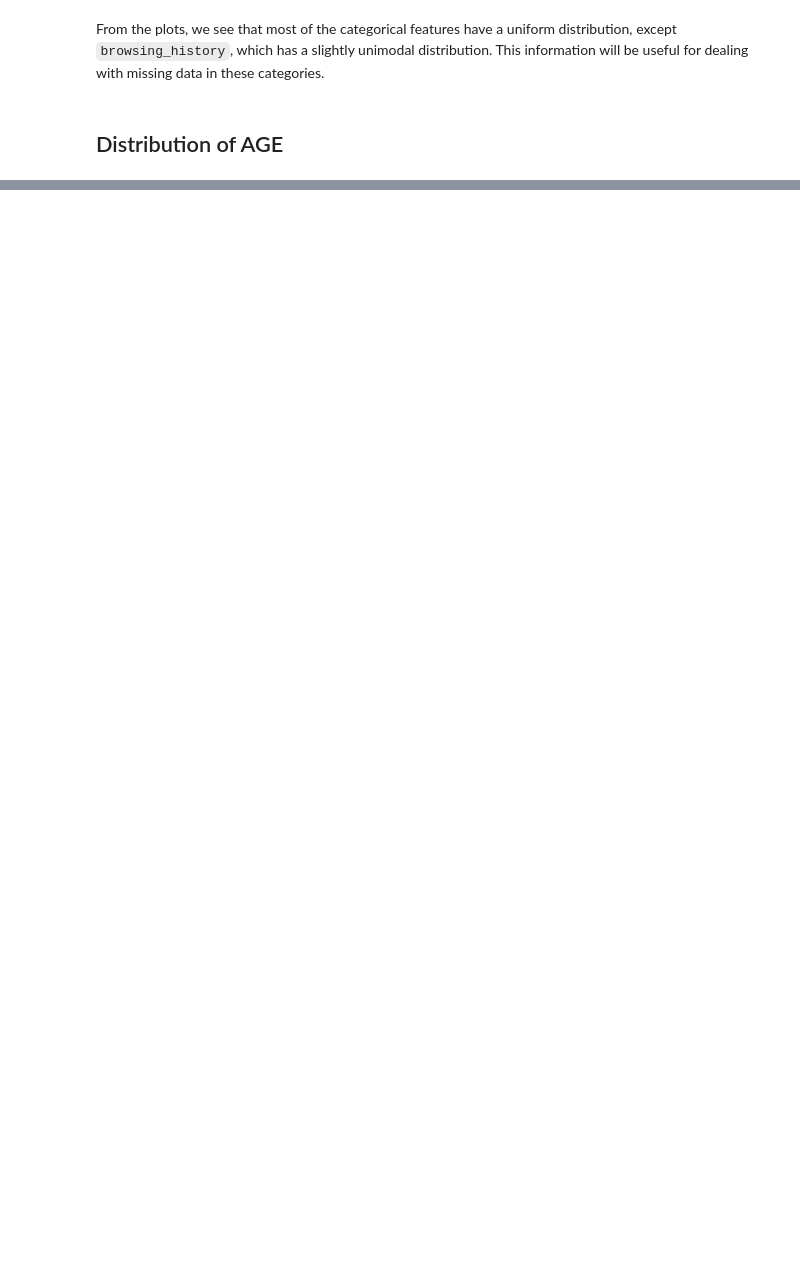
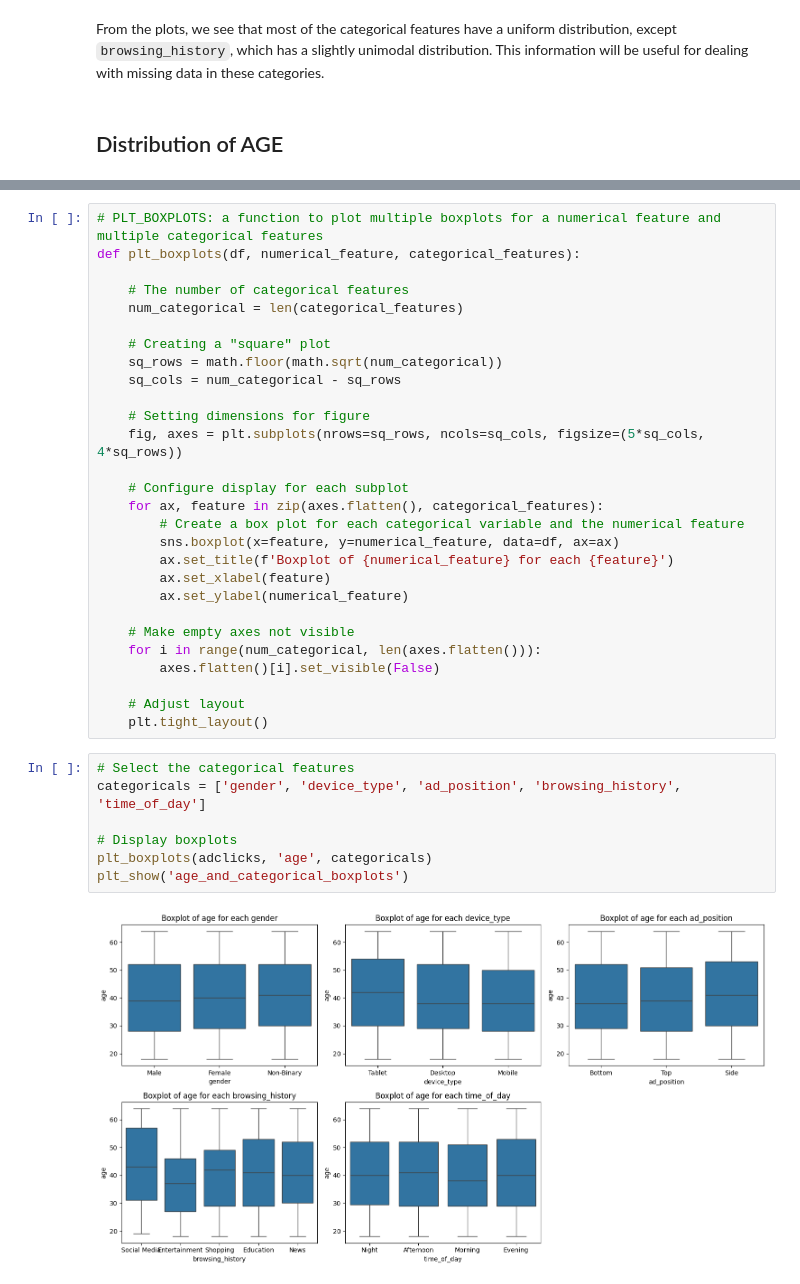
Before and after one commit to zabethe/ad-click-prediction, a Jupyter notebook: A_eda.ipynb, the cells around one changed output, grey strips where cells are left out. Saved outputs shown, nothing was run; the diff lists cells and outputs as text; blank space fills up the shorter version.

```diff
--- a/A_eda.ipynb
+++ b/A_eda.ipynb
@@ -194,0 +278,37 @@ From the plots, we see that most of the categorical features have a uniform dist
+# %%
+# PLT_BOXPLOTS: a function to plot multiple boxplots for a numerical feature and multiple categorical features
+def plt_boxplots(df, numerical_feature, categorical_features):
+
+    # The number of categorical features
+    num_categorical = len(categorical_features)
+
+    # Creating a "square" plot
+    sq_rows = math.floor(math.sqrt(num_categorical))
+    sq_cols = num_categorical - sq_rows
+
+    # Setting dimensions for figure
+    fig, axes = plt.subplots(nrows=sq_rows, ncols=sq_cols, figsize=(5*sq_cols, 4*sq_rows))
+
+    # Configure display for each subplot
+    for ax, feature in zip(axes.flatten(), categorical_features):
+        # Create a box plot for each categorical variable and the numerical feature
+        sns.boxplot(x=feature, y=numerical_feature, data=df, ax=ax)
+        ax.set_title(f'Boxplot of {numerical_feature} for each {feature}')
+        ax.set_xlabel(feature)
+        ax.set_ylabel(numerical_feature)
+
+    # Make empty axes not visible
+    for i in range(num_categorical, len(axes.flatten())):
+        axes.flatten()[i].set_visible(False)
+
+    # Adjust layout
+    plt.tight_layout()
+# %%
+# Select the categorical features
+categoricals = ['gender', 'device_type', 'ad_position', 'browsing_history', 'time_of_day']
+
+# Display boxplots
+plt_boxplots(adclicks, 'age', categoricals)
+plt_show('age_and_categorical_boxplots')
+# %% [output]
+[figure, added]
```
Also changed, not shown: parts of 30 cells of this notebook, 4 other files.
